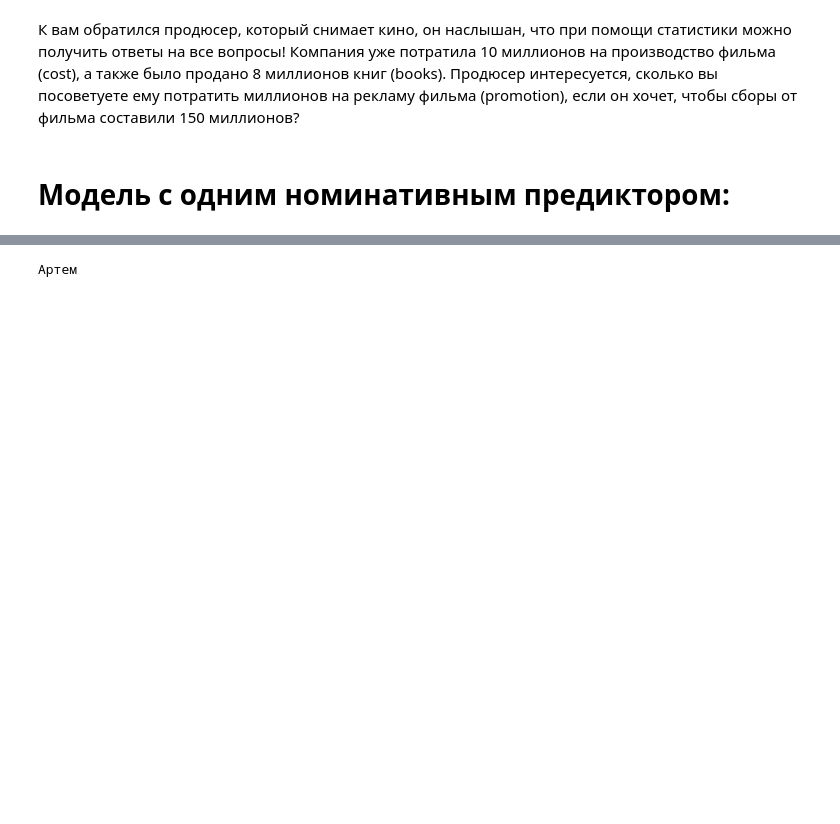
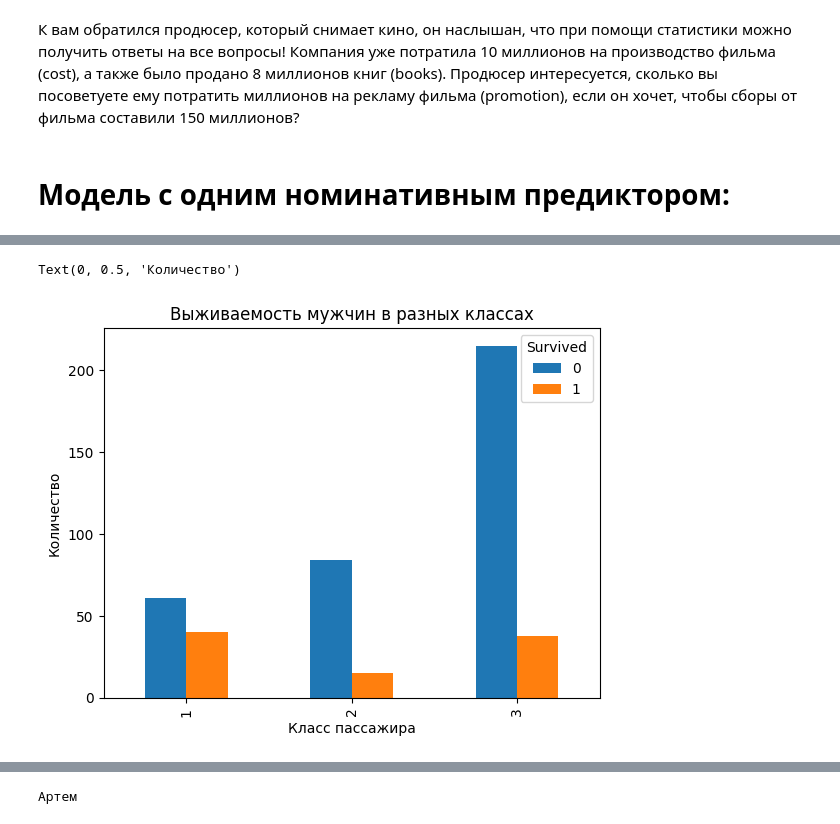
Before and after one commit to Artem7davlet/artem_git, a Jupyter notebook: MathStat.ipynb, the cells around one changed output, grey strips where cells are left out. Saved outputs shown, nothing was run; the diff lists cells and outputs as text; code cells hidden in the pictures; blank space fills up the shorter version.

```diff
--- a/MathStat.ipynb
+++ b/MathStat.ipynb
@@ -380,0 +519,8 @@ find_n_sdalo (logit_p, n_vsego)
+# %%
+pd.crosstab(df.Pclass[df.Sex == 'male'], df.Survived).plot(kind='bar')
+plt.title('Выживаемость мужчин в разных классах')
+plt.xlabel('Класс пассажира')
+plt.ylabel('Количество')
+# %% [output]
+Text(0, 0.5, 'Количество')
+[figure, added]
```
Also changed, not shown: parts of 73 cells of this notebook.
